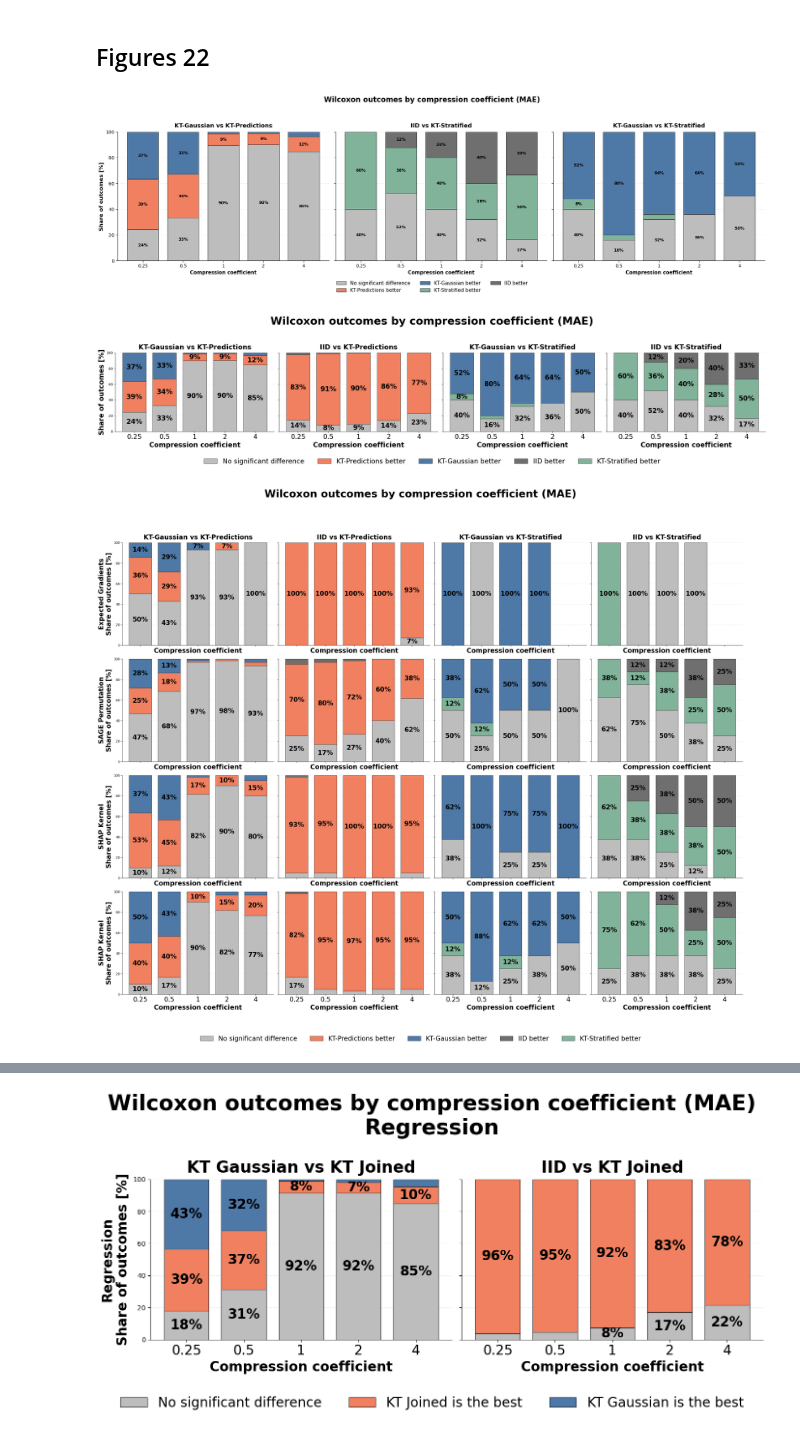
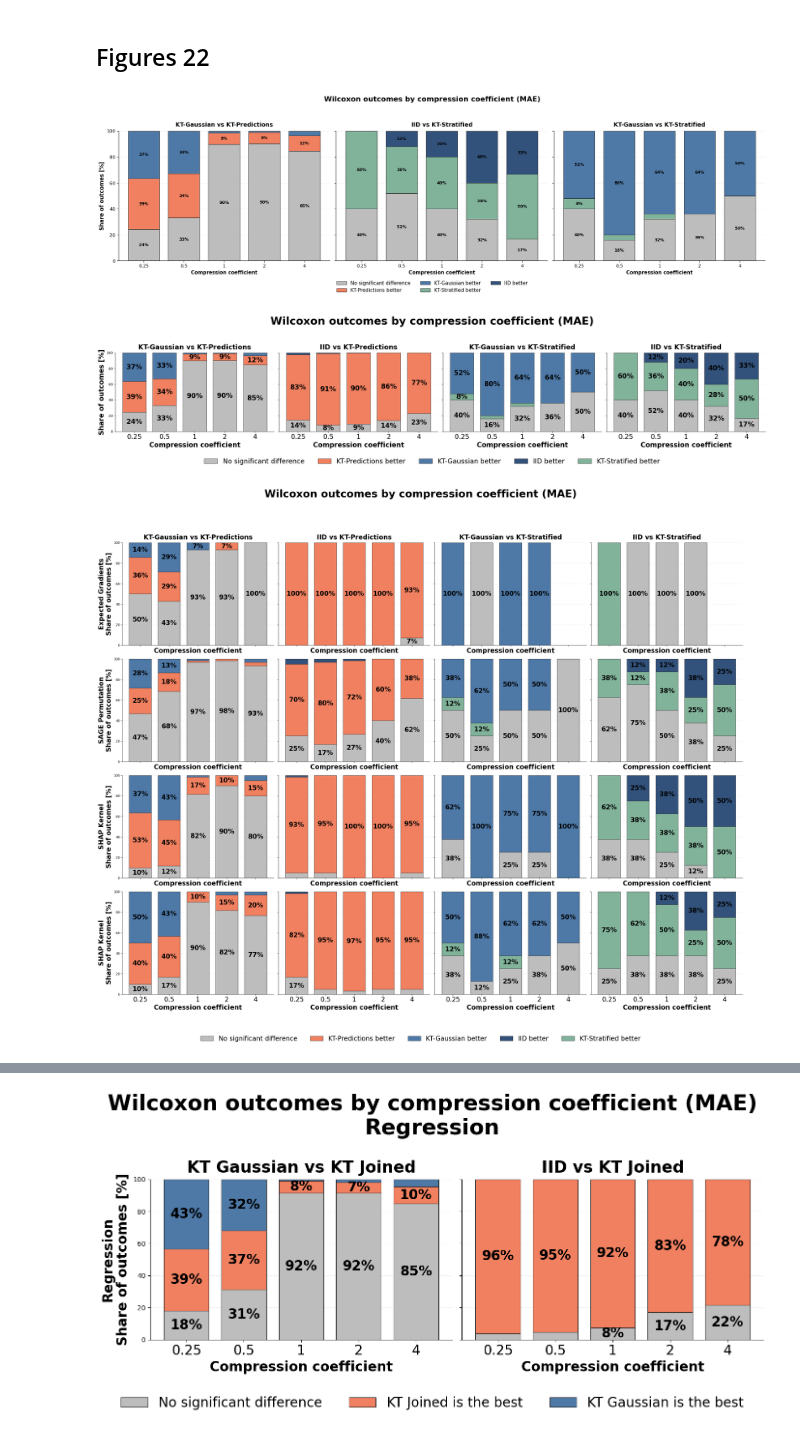
Before and after one commit to kateqwerty001/bsc-compress-then-explain, a Jupyter notebook: visualizations/tests.ipynb, the cells around one changed output, grey strips where cells are left out. Drawn from its saved outputs; the diff is of its cells as text; code cells hidden in the pictures.

```diff
--- a/visualizations/tests.ipynb
+++ b/visualizations/tests.ipynb
@@ -567,7 +567,7 @@ comparisons = [
      "KT-Gaussian vs KT-Predictions"),
 
     ("iid", "kt_stratified",
-     {"No significant difference": "#BDBDBD", "kt_stratified": "#81b29a", "iid": "#6F6F6F"},
+     {"No significant difference": "#BDBDBD", "kt_stratified": "#81b29a", "iid": "#32527B"},
      {"No significant difference": "No significant difference", "kt_stratified": "KT-Stratified better", "iid": "IID better"},
      "IID vs KT-Stratified"),
 
@@ -608,34 +608,34 @@ for ax in axes:
     handles_all.extend(h)
     labels_all.extend(l)
 
 seen = {}
 for h, l in zip(handles_all, labels_all):
     if l not in seen:
         seen[l] = h
 
 fig.legend(
     seen.values(),
     seen.keys(),
     loc="lower center",
     ncol=3,
     frameon=False,
     fontsize=11,
     bbox_to_anchor=(0.5, -0.04),
 )
 
 fig.suptitle(
     f"Wilcoxon outcomes by compression coefficient ({METRIC.upper()})",
     fontsize=16,
     fontweight="bold",
     y=1,
 )
 
 plt.tight_layout(rect=[0, 0.05, 1, 0.95])
 os.makedirs("./image22", exist_ok=True)
 plt.savefig("./image22/wilcoxon_three_cases.pdf", dpi=300, bbox_inches="tight")
 plt.show()
 # %% [output]
-[figure, old version]
+[figure, new version]
 # %%
 import os
 import numpy as np
@@ -730,7 +730,7 @@ comparisons = [
      "KT-Gaussian vs KT-Predictions"),
 
     ("iid", "kt_predictions",
-     {"No significant difference": "#BDBDBD", "kt_predictions": "#f08060", "iid": "#6F6F6F"},
+     {"No significant difference": "#BDBDBD", "kt_predictions": "#f08060", "iid": "#32527B"},
      {"No significant difference": "No significant difference", "kt_predictions": "KT-Predictions better", "iid": "IID better"},
      "IID vs KT-Predictions"),
 
@@ -740,7 +740,7 @@ comparisons = [
      "KT-Gaussian vs KT-Stratified"),
 
      ("iid", "kt_stratified",
-     {"No significant difference": "#BDBDBD", "kt_stratified": "#81b29a", "iid": "#6F6F6F"},
+     {"No significant difference": "#BDBDBD", "kt_stratified": "#81b29a", "iid": "#32527B"},
      {"No significant difference": "No significant difference", "kt_stratified": "KT-Stratified better", "iid": "IID better"},
      "IID vs KT-Stratified"),
 ]
@@ -800,7 +800,7 @@ os.makedirs("./image22", exist_ok=True)
 plt.savefig("./image22/wilcoxon_four_cases.pdf", dpi=300, bbox_inches="tight")
 plt.show()
 # %% [output]
-[figure, old version]
+[figure, new version]
 # %%
 import os
 import numpy as np
@@ -900,7 +900,7 @@ comparisons = [
      "KT-Gaussian vs KT-Predictions"),
 
     ("iid", "kt_predictions",
-     {"No significant difference": "#BDBDBD", "kt_predictions": "#f08060", "iid": "#6F6F6F"},
+     {"No significant difference": "#BDBDBD", "kt_predictions": "#f08060", "iid": "#32527B"},
      {"No significant difference": "No significant difference", "kt_predictions": "KT-Predictions better", "iid": "IID better"},
      "IID vs KT-Predictions"),
 
@@ -910,7 +910,7 @@ comparisons = [
      "KT-Gaussian vs KT-Stratified"),
 
      ("iid", "kt_stratified",
-     {"No significant difference": "#BDBDBD", "kt_stratified": "#81b29a", "iid": "#6F6F6F"},
+     {"No significant difference": "#BDBDBD", "kt_stratified": "#81b29a", "iid": "#32527B"},
      {"No significant difference": "No significant difference", "kt_stratified": "KT-Stratified better", "iid": "IID better"},
      "IID vs KT-Stratified"),
 ]
@@ -989,7 +989,7 @@ os.makedirs("./image22", exist_ok=True)
 plt.savefig("./image22/wilcoxon_grid_by_explanation_method.pdf", dpi=300, bbox_inches="tight")
 plt.show()
 # %% [output]
-[figure, old version]
+[figure, new version]
 # %%
 import os
 import numpy as np
```
Also changed, not shown: parts of 7 cells of this notebook, 13 other files.
